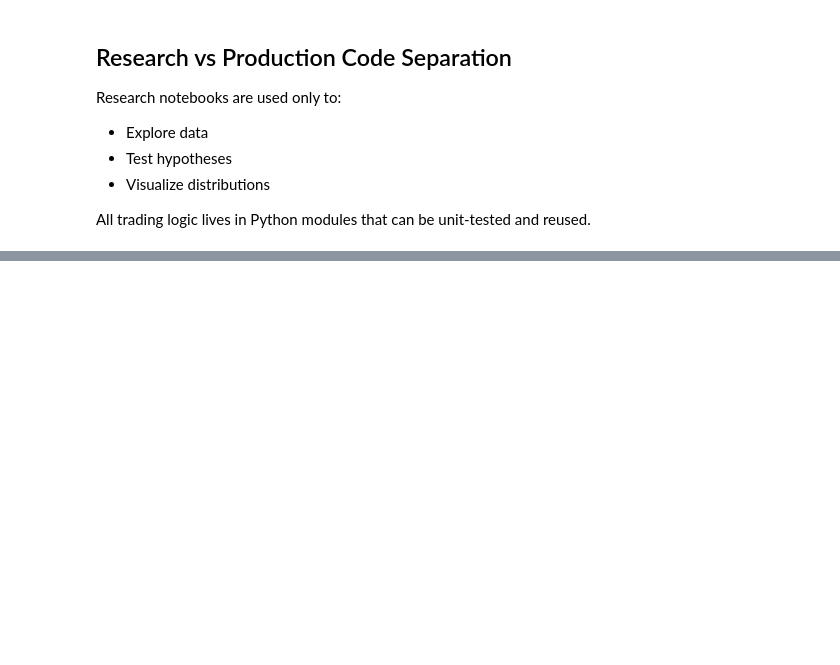
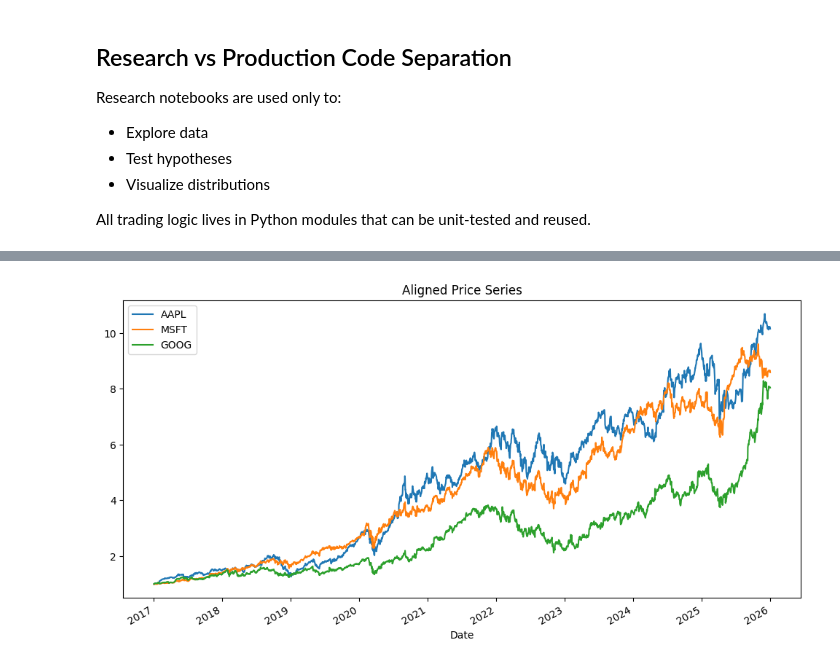
Before and after one commit to xinconggg/Portfolio-Projects, a Jupyter notebook: Quant/Multi-Asset Statistical Arbitrage Backtesting Engine/notebooks/01_system_overview.ipynb, the cells around one changed output, grey strips where cells are left out. Drawn from its saved outputs; the diff is of its cells as text; code cells hidden in the pictures; blank space fills up the shorter version.

Commit message:
Phase 2: Data Engineering & Asset Universe

```diff
--- a/Quant/Multi-Asset Statistical Arbitrage Backtesting Engine/notebooks/01_system_overview.ipynb
+++ b/Quant/Multi-Asset Statistical Arbitrage Backtesting Engine/notebooks/01_system_overview.ipynb
@@ -67,0 +298,19 @@ config = BacktestConfig()
+# %%
+# Align Multi-Asset Data
+import importlib.util
+from pathlib import Path
+
+# Path to align.py
+align_path = Path(r"C:\PATH\Multi-Asset Statistical Arbitrage Backtesting Engine\main\data\align.py")
+
+# Load the module dynamically
+spec_align = importlib.util.spec_from_file_location("align_module", align_path)
+align_module = importlib.util.module_from_spec(spec_align)
+spec_align.loader.exec_module(align_module)
+
+# Get the function
+align_assets = align_module.align_assets
+
+# Fetch aligned prices
+aligned_prices = align_assets()
+print(aligned_prices.head())
@@ -67,0 +331,13 @@ config = BacktestConfig()
+# %%
+import matplotlib.pyplot as plt
+
+returns = aligned_prices.pct_change().dropna()
+
+# Summary statistics
+returns.describe().T[["mean", "std"]]
+
+# Sample plot for 3 random assets
+aligned_prices[["AAPL","MSFT","GOOG"]].plot(figsize=(12,6), title="Aligned Price Series")
+plt.show()
+# %% [output]
+[figure, added]
```
Also changed, not shown: parts of 20 cells of this notebook, 8 other files.
